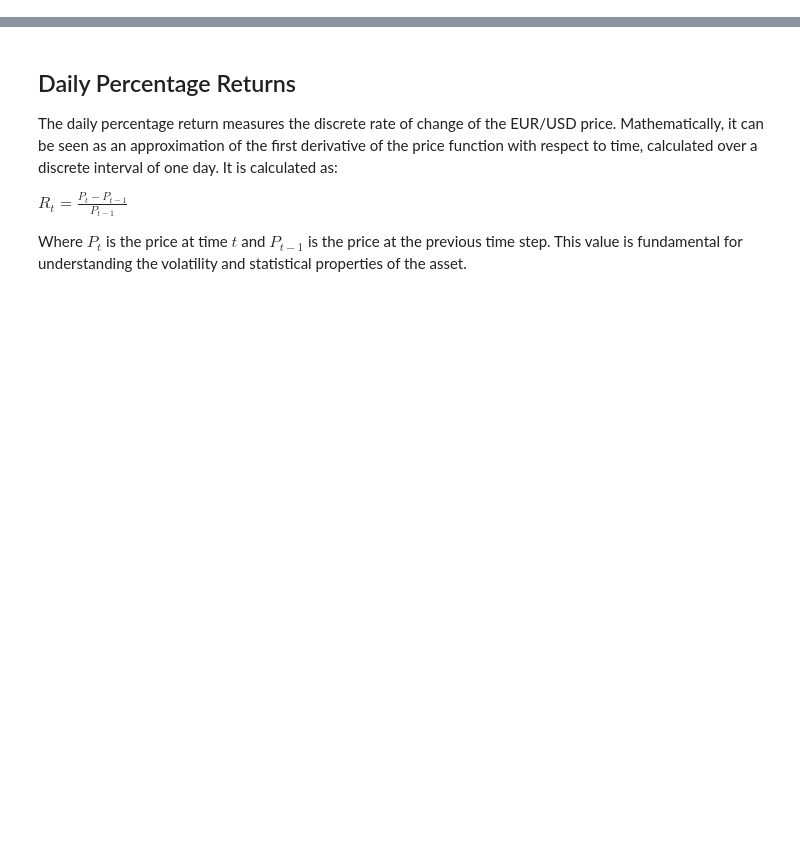
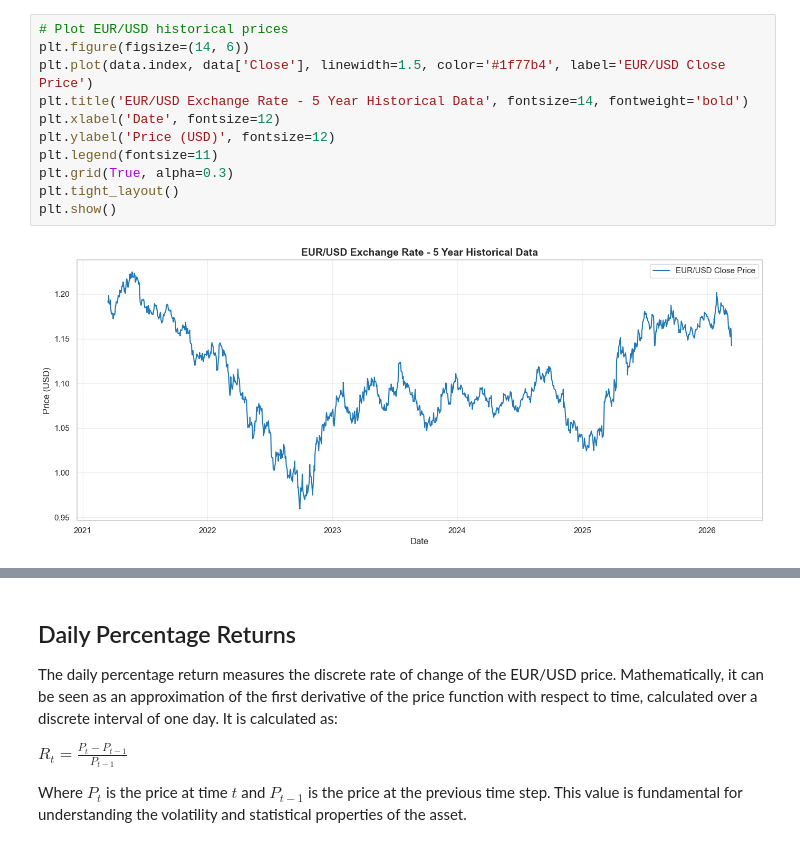
Before and after one commit to velizarMitov/EURUSDProphet, a Jupyter notebook: sample.ipynb, the cells around one changed output, grey strips where cells are left out. Drawn from its saved outputs; the diff is of its cells as text; blank space fills up the shorter version.

Commit message:
updated Charts and logic structure code refactoring

```diff
--- a/sample.ipynb
+++ b/sample.ipynb
@@ -44,0 +54,13 @@ Date
+# %%
+# Plot EUR/USD historical prices
+plt.figure(figsize=(14, 6))
+plt.plot(data.index, data['Close'], linewidth=1.5, color='#1f77b4', label='EUR/USD Close Price')
+plt.title('EUR/USD Exchange Rate - 5 Year Historical Data', fontsize=14, fontweight='bold')
+plt.xlabel('Date', fontsize=12)
+plt.ylabel('Price (USD)', fontsize=12)
+plt.legend(fontsize=11)
+plt.grid(True, alpha=0.3)
+plt.tight_layout()
+plt.show()
+# %% [output]
+[figure, added]
```
Also changed, not shown: parts of 13 cells of this notebook.
